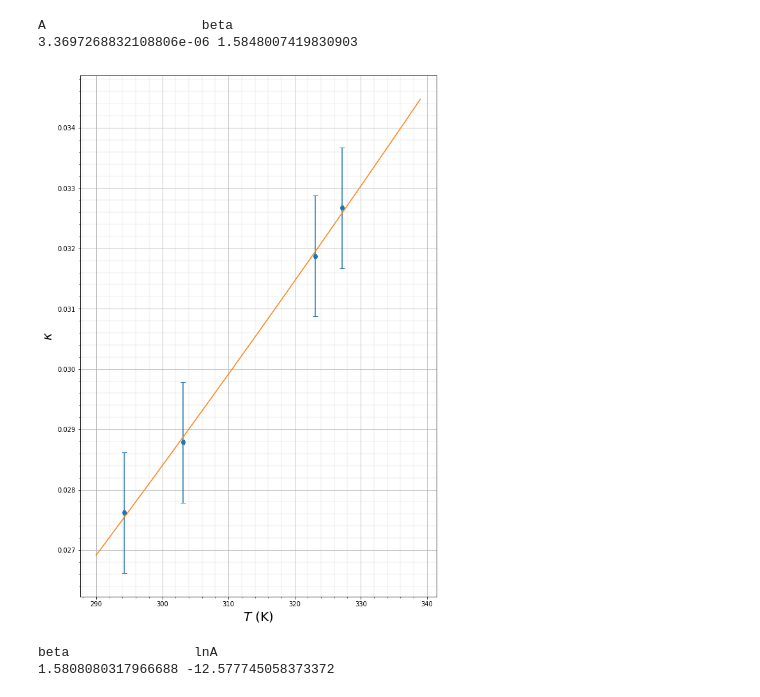
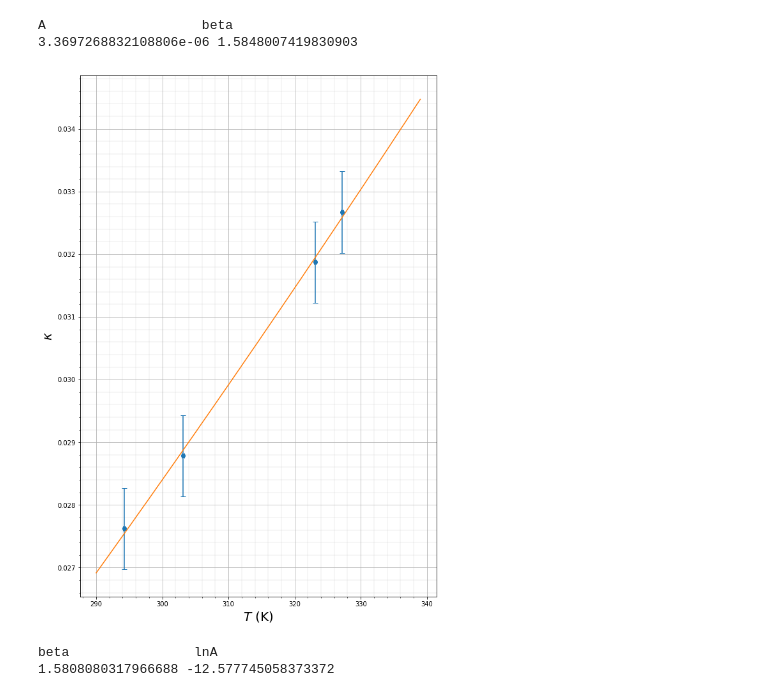
Before and after one commit to iudovin/labs, a Jupyter notebook: calc2-2-3.ipynb, the cells around one changed output. Cells and saved outputs as stored; diff of their text form; code cells hidden in the pictures.

```diff
--- a/calc2-2-3.ipynb
+++ b/calc2-2-3.ipynb
@@ -239,17 +239,17 @@ A                    beta
 # %%
 plt.figure(figsize = (10, 15))
 plt.minorticks_on()
 plt.grid(which='major')
 plt.grid(which='minor', linewidth='0.2')
 plt.xlabel('$T$ (K)', fontsize=20)
 plt.ylabel('$\kappa$', fontsize=20)
-plt.errorbar(t, kappa, linestyle='', marker='o', xerr=0.2, yerr=0.001, capsize=4)
+plt.errorbar(t, kappa, linestyle='', marker='o', xerr=0.2, yerr=0.00065, capsize=4)
 xdata = np.arange(290, 340, 1)
 ydata = g(xdata, *k_t_opt)
 plt.plot(xdata, ydata)
 plt.show()
 # %% [output]
-[figure, old version]
+[figure, new version]
 # %%
 ln_kappa = np.array([math.log(i) for i in kappa])
 ln_t = np.array([math.log(i) for i in t])
```
